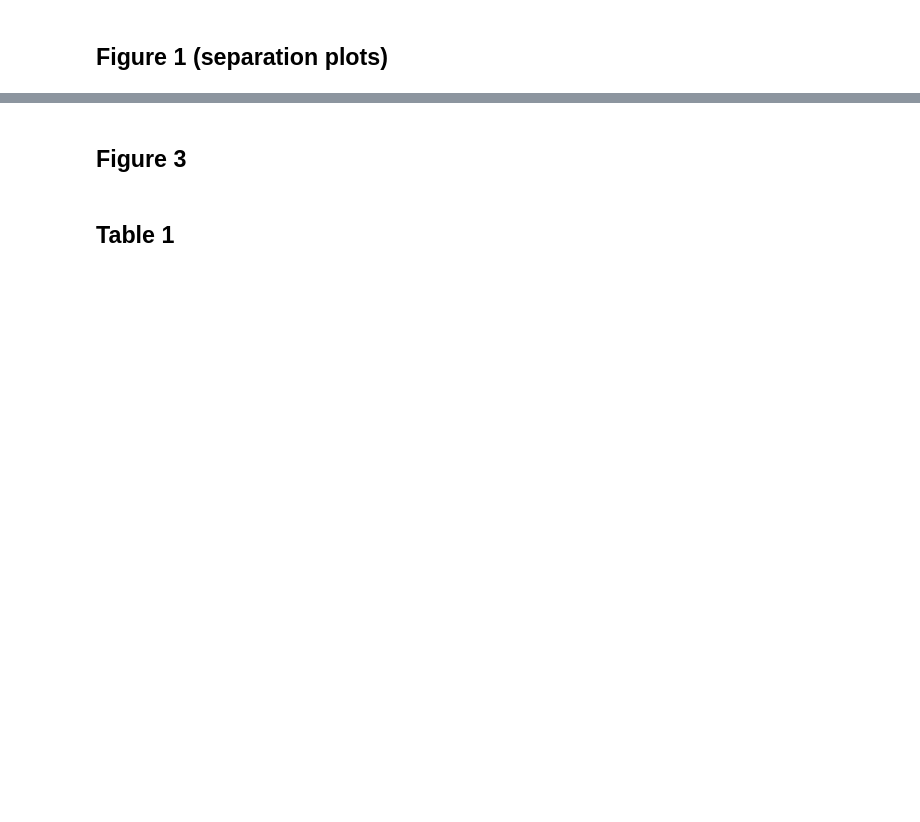
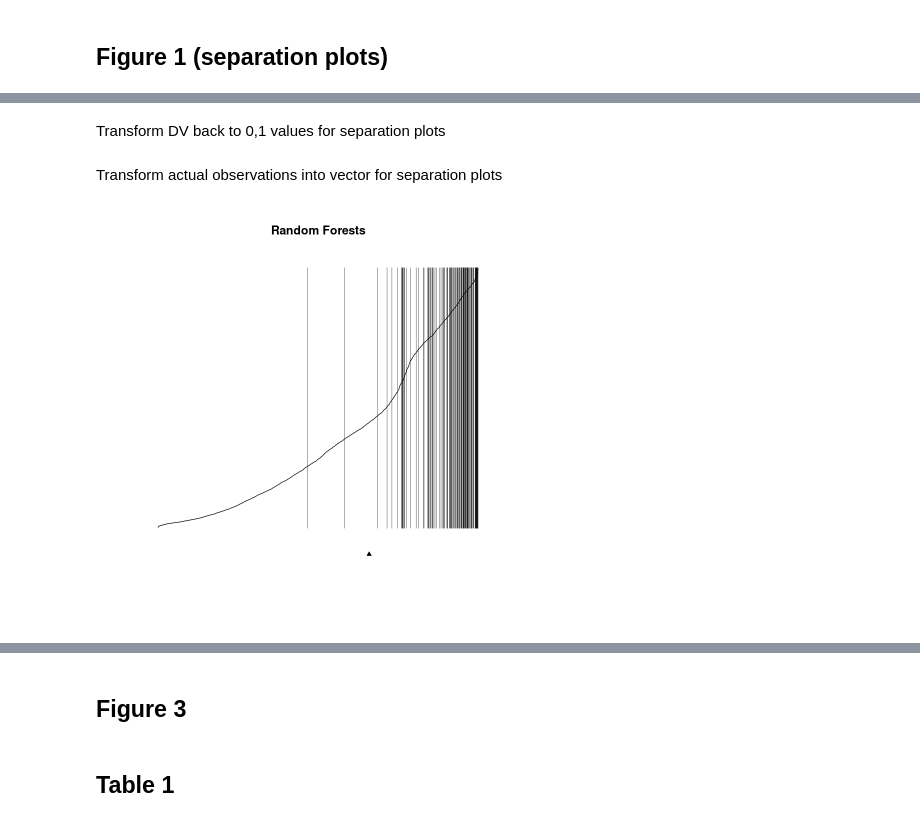
Before and after one commit to kathyxchen/597_assignment2, a Jupyter notebook: part1_reproducibility.ipynb, the cells around one changed output, grey strips where cells are left out. Cells and saved outputs as stored; diff of their text form; code cells hidden in the pictures; blank space fills up the shorter version.

```diff
--- a/part1_reproducibility.ipynb
+++ b/part1_reproducibility.ipynb
@@ -339,0 +374,22 @@ ERROR: Error in library(separationplot): there is no package called ‘separatio
+# %% [markdown]
+Transform DV back to 0,1 values for separation plots
+# %%
+pred_data.full$warstds <- factor(
+    pred_data.full$warstds,
+    levels=c("peace","war"),
+    labels=c(0, 1))
+# %% [markdown]
+Transform actual observations into vector for separation plots
+# %%
+Warstds <- as.vector(pred_data.full$warstds)
+# %%
+separationplot(
+    RF.1.pred$war,
+    Warstds,
+    type="line",
+    line=T,
+    lwd2=1,
+    show.expected=T,
+    heading="Random Forests", height=2.5, col0="white", col1="black", newplot=F)
+# %% [output]
+[figure, added]
```
Also changed, not shown: parts of 16 cells of this notebook, 1 other file.
